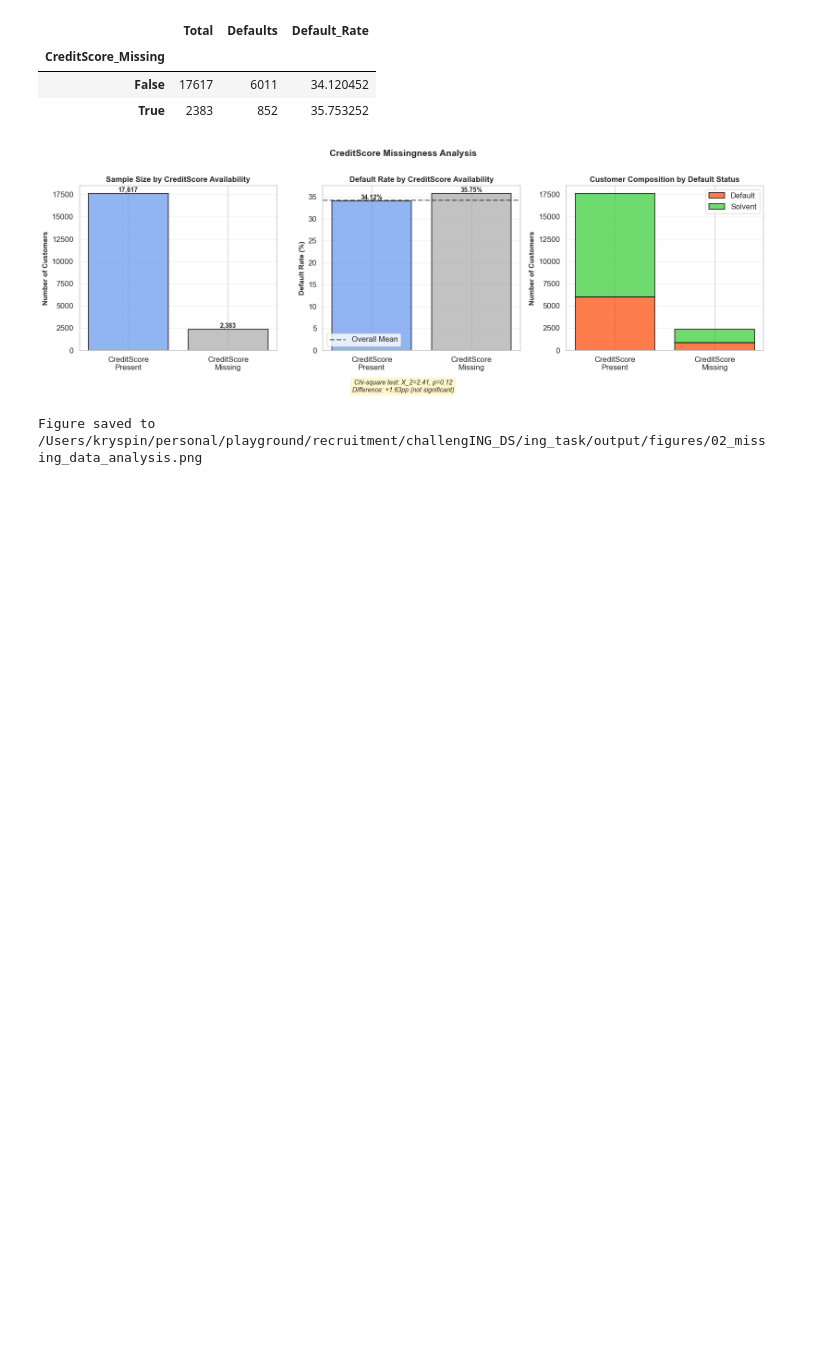
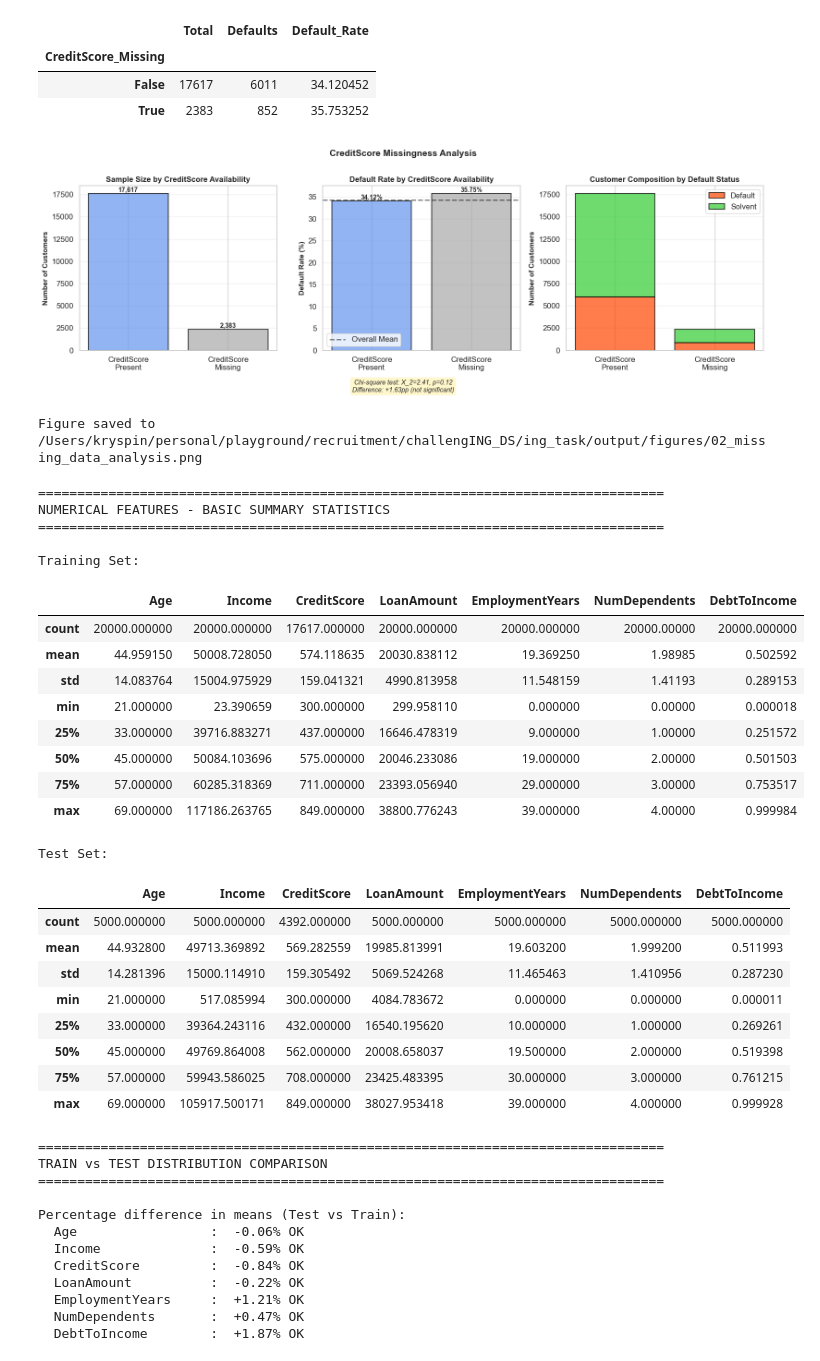
Before and after one commit to expigo/challenging_ds, a Jupyter notebook: notebooks/01_eda.ipynb, the cells around one changed output. Cells and saved outputs as stored; diff of their text form; code cells hidden in the pictures; blank space fills up the shorter version.

```diff
--- a/notebooks/01_eda.ipynb
+++ b/notebooks/01_eda.ipynb
@@ -511,3 +511,67 @@ print(f"\nFigure saved to {FIGURES_DIR / '02_missing_data_analysis.png'}")
 | True | 2383 | 852 | 35.753252 |
 [figure]
 Figure saved to /Users/kryspin/personal/playground/recruitment/challengING_DS/ing_task/output/figures/02_missing_data_analysis.png
+# %%
+print("=" * 80)
+print("NUMERICAL FEATURES - BASIC SUMMARY STATISTICS")
+print("=" * 80)
+
+# summary stats for train set
+train_summary = train_df[NUMERICAL_FEATURES].describe()
+print("\nTraining Set:")
+display(train_summary)
+
+# summary stats for test set
+test_summary = test_df[NUMERICAL_FEATURES].describe()
+print("\nTest Set:")
+display(test_summary)
+
+# check for any major differences between train and test
+print("\n" + "=" * 80)
+print("TRAIN vs TEST DISTRIBUTION COMPARISON")
+print("=" * 80)
+
+# Compare means
+mean_diff = ((test_summary.loc['mean'] - train_summary.loc['mean']) / train_summary.loc['mean'] * 100)
+print("\nPercentage difference in means (Test vs Train):")
+for feature in NUMERICAL_FEATURES:
+    diff = mean_diff[feature]
+    status = "OK" if abs(diff) < 5 else "!!" # <5% diff seems reasonable
+    print(f"  {feature:20s}: {diff:+6.2f}% {status}")
+# %% [output]
+================================================================================
+NUMERICAL FEATURES - BASIC SUMMARY STATISTICS
+================================================================================
+
+Training Set:
+|  | Age | Income | CreditScore | LoanAmount | EmploymentYears | NumDependents | DebtToIncome |
+| count | 20000.000000 | 20000.000000 | 17617.000000 | 20000.000000 | 20000.000000 | 20000.00000 | 20000.000000 |
+| mean | 44.959150 | 50008.728050 | 574.118635 | 20030.838112 | 19.369250 | 1.98985 | 0.502592 |
+| std | 14.083764 | 15004.975929 | 159.041321 | 4990.813958 | 11.548159 | 1.41193 | 0.289153 |
+| min | 21.000000 | 23.390659 | 300.000000 | 299.958110 | 0.000000 | 0.00000 | 0.000018 |
+| 25% | 33.000000 | 39716.883271 | 437.000000 | 16646.478319 | 9.000000 | 1.00000 | 0.251572 |
+| 50% | 45.000000 | 50084.103696 | 575.000000 | 20046.233086 | 19.000000 | 2.00000 | 0.501503 |
+| 75% | 57.000000 | 60285.318369 | 711.000000 | 23393.056940 | 29.000000 | 3.00000 | 0.753517 |
+| max | 69.000000 | 117186.263765 | 849.000000 | 38800.776243 | 39.000000 | 4.00000 | 0.999984 |
+Test Set:
+|  | Age | Income | CreditScore | LoanAmount | EmploymentYears | NumDependents | DebtToIncome |
+| count | 5000.000000 | 5000.000000 | 4392.000000 | 5000.000000 | 5000.000000 | 5000.000000 | 5000.000000 |
+| mean | 44.932800 | 49713.369892 | 569.282559 | 19985.813991 | 19.603200 | 1.999200 | 0.511993 |
+| std | 14.281396 | 15000.114910 | 159.305492 | 5069.524268 | 11.465463 | 1.410956 | 0.287230 |
+| min | 21.000000 | 517.085994 | 300.000000 | 4084.783672 | 0.000000 | 0.000000 | 0.000011 |
+| 25% | 33.000000 | 39364.243116 | 432.000000 | 16540.195620 | 10.000000 | 1.000000 | 0.269261 |
+| 50% | 45.000000 | 49769.864008 | 562.000000 | 20008.658037 | 19.500000 | 2.000000 | 0.519398 |
+| 75% | 57.000000 | 59943.586025 | 708.000000 | 23425.483395 | 30.000000 | 3.000000 | 0.761215 |
+| max | 69.000000 | 105917.500171 | 849.000000 | 38027.953418 | 39.000000 | 4.000000 | 0.999928 |
+================================================================================
+TRAIN vs TEST DISTRIBUTION COMPARISON
+================================================================================
+
+Percentage difference in means (Test vs Train):
+  Age                 :  -0.06% OK
+  Income              :  -0.59% OK
+  CreditScore         :  -0.84% OK
+  LoanAmount          :  -0.22% OK
+  EmploymentYears     :  +1.21% OK
+  NumDependents       :  +0.47% OK
+  DebtToIncome        :  +1.87% OK
```
Also changed, not shown: parts of 4 cells of this notebook.
